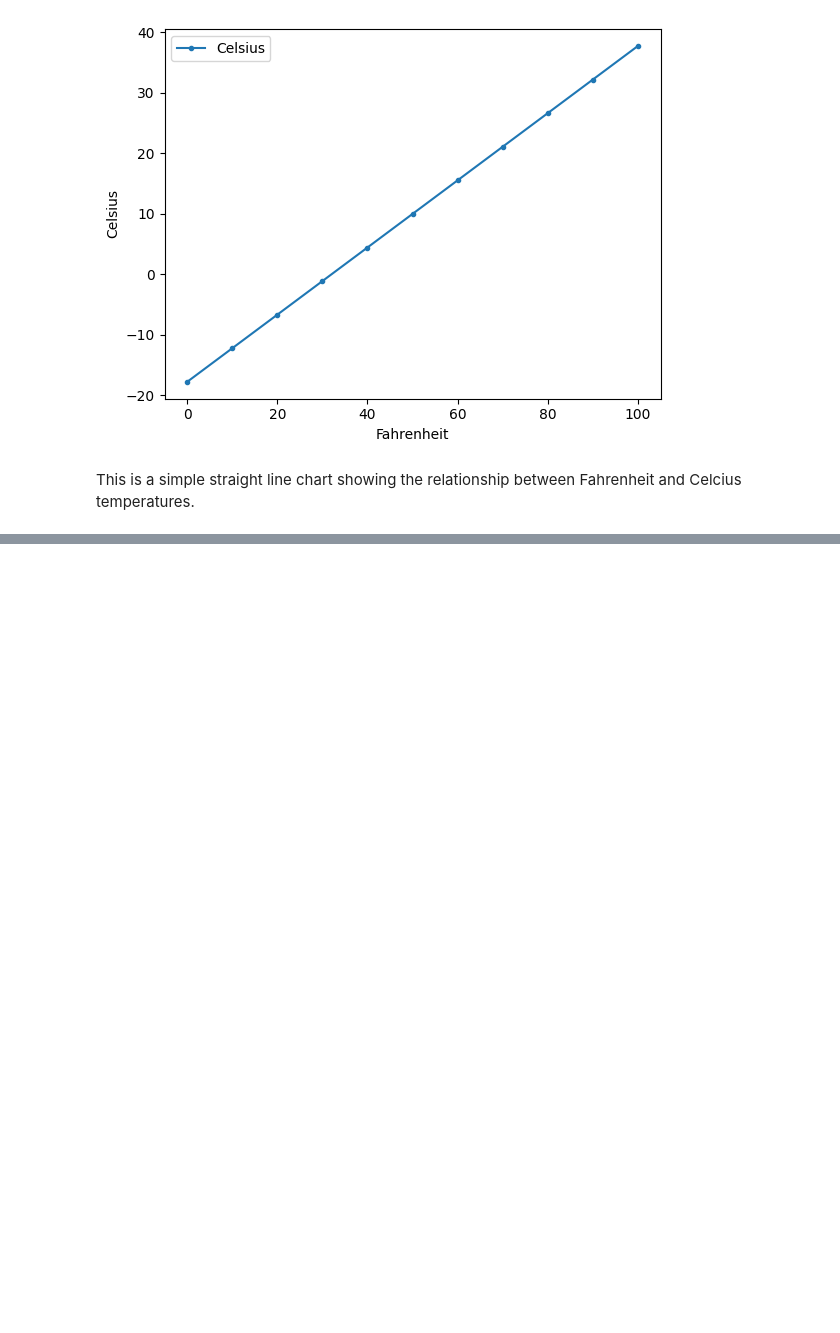
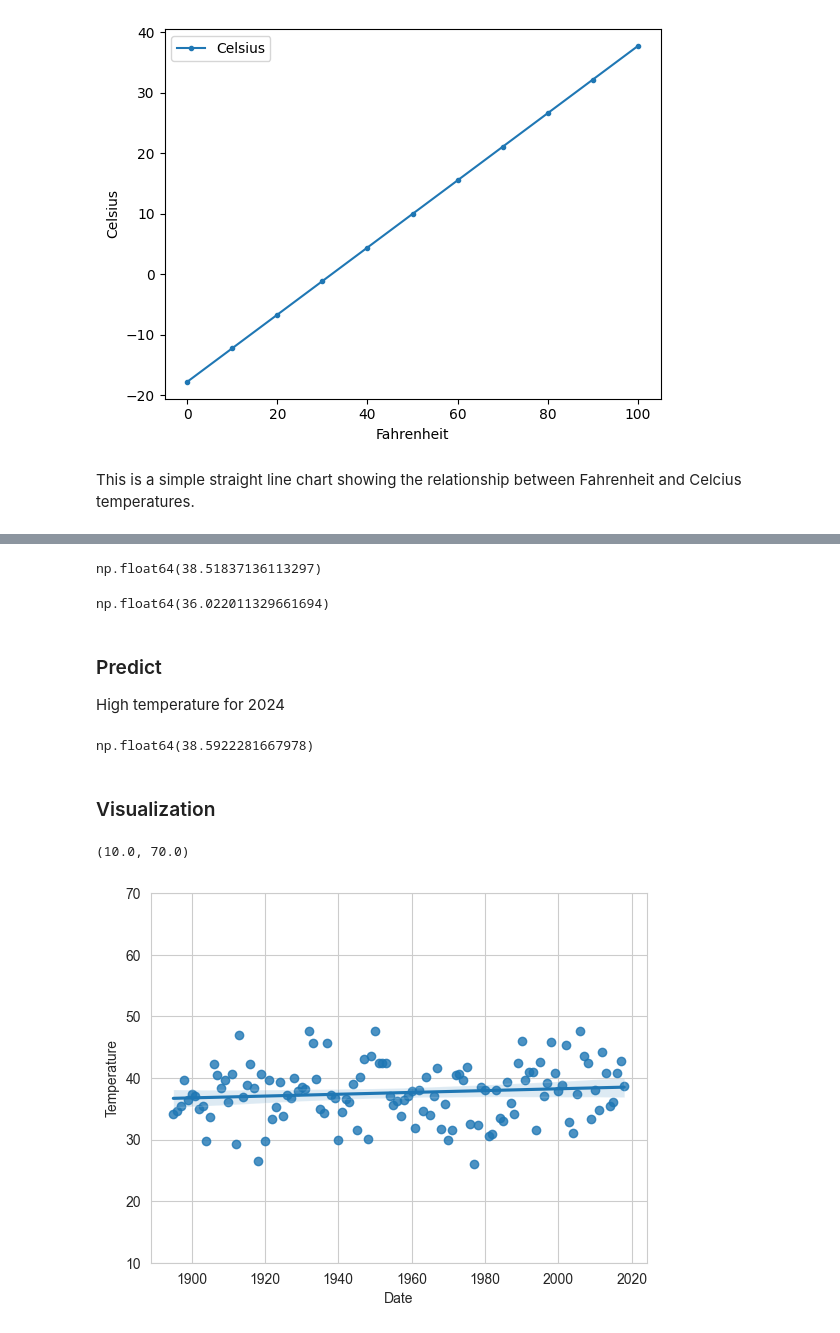
Before and after one commit to s256657/datafun-07-ml, a Jupyter notebook: craigwilcox_ml.ipynb, the cells around one changed output, grey strips where cells are left out. Saved outputs shown, nothing was run; the diff lists cells and outputs as text; code cells hidden in the pictures; blank space fills up the shorter version.

```diff
--- a/craigwilcox_ml.ipynb
+++ b/craigwilcox_ml.ipynb
@@ -14,3 +14,8 @@ import seaborn as sns
 import matplotlib.pyplot as plt
 import jupyterlab
 import pyarrow
+from scipy import stats
+
+
+# Load Dataset
+nyc_df = pd.read_csv('ave_hi_nyc_jan_1895-2018.csv')
@@ -28,0 +70,3 @@ This is a simple straight line chart showing the relationship between Fahrenheit
+# %%
+
+nyc_df.columns = ['Date', 'Temperature', 'Anomaly']
@@ -28,0 +77,2 @@ This is a simple straight line chart showing the relationship between Fahrenheit
+# %%
+nyc_df.Date = nyc_df.Date.floordiv(100)
@@ -28,0 +115,24 @@ This is a simple straight line chart showing the relationship between Fahrenheit
+# %%
+linear_regression.slope * 2019 + linear_regression.intercept
+# %% [output]
+np.float64(38.51837136113297)
+# %%
+linear_regression.slope * 1850 + linear_regression.intercept
+# %% [output]
+np.float64(36.022011329661694)
+# %% [markdown]
+### Predict
+High temperature for 2024
+# %%
+linear_regression.slope * 2024 + linear_regression.intercept
+# %% [output]
+np.float64(38.5922281667978)
+# %% [markdown]
+### Visualization
+# %%
+sns.set_style('whitegrid')
+axes = sns.regplot(x=nyc_df.Date, y=nyc_df.Temperature)
+axes.set_ylim(10, 70)
+# %% [output]
+(10.0, 70.0)
+[figure, added]
```
Also changed, not shown: parts of 15 cells of this notebook, 1 other file.
